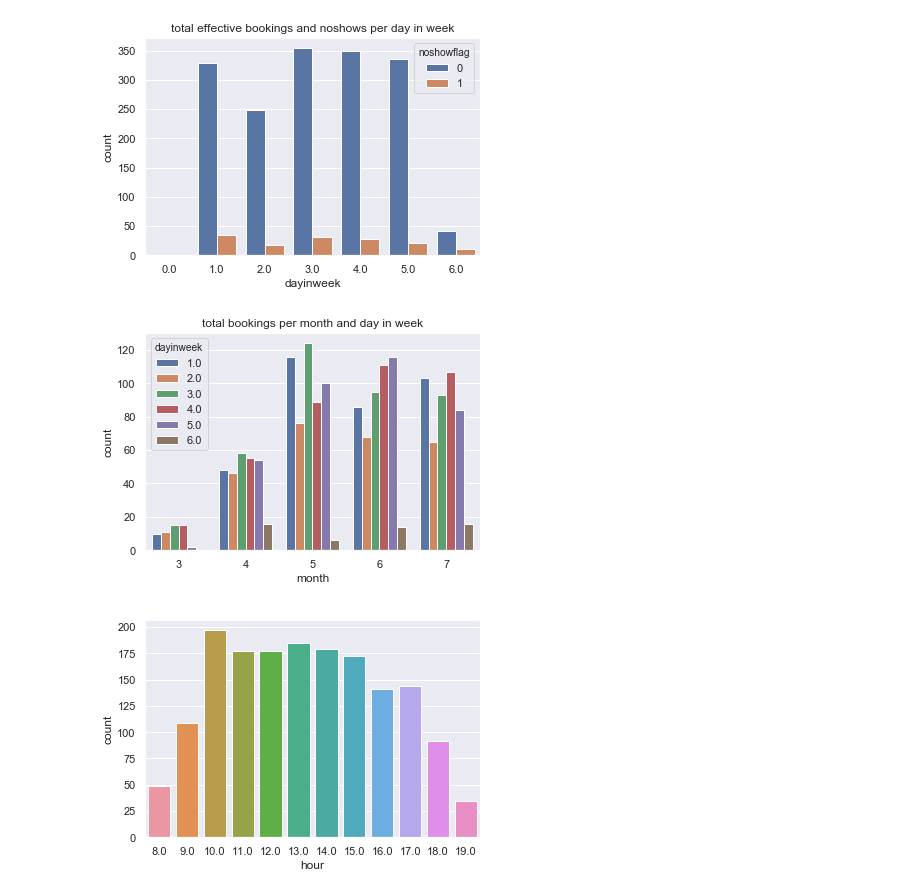
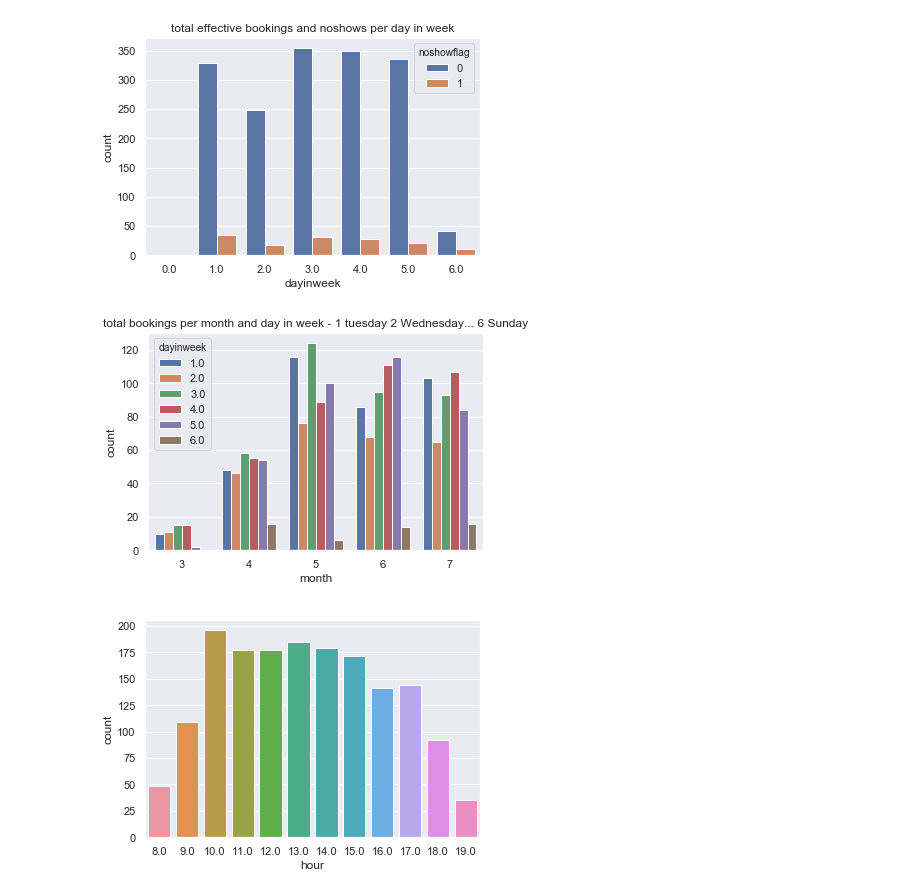
Before and after one commit to ericma007/p1, a Jupyter notebook: notebooks/init-database-exploration.ipynb, the cells around one changed output. Cells and saved outputs as stored; diff of their text form; code cells hidden in the pictures.

```diff
--- a/notebooks/init-database-exploration.ipynb
+++ b/notebooks/init-database-exploration.ipynb
@@ -912,10 +928,10 @@ ax = sns.countplot(x="dayinweek",hue="noshowflag",data=df2)
 # %% [output]
 [figure]
 # %%
-plt.title("total bookings per month and day in week")
+plt.title("total bookings per month and day in week - 1 tuesday 2 Wednesday... 6 Sunday")
 ax = sns.countplot(x="month",hue="dayinweek",data=df2[df2.dayinweek!=0])
 # %% [output]
-[figure, old version]
+[figure, new version]
 # %%
 ax = sns.countplot(x="hour",data=df2[df2.noshowflag==0])
 # %% [output]
```
Also changed, not shown: parts of 29 cells of this notebook, 34 other files.
